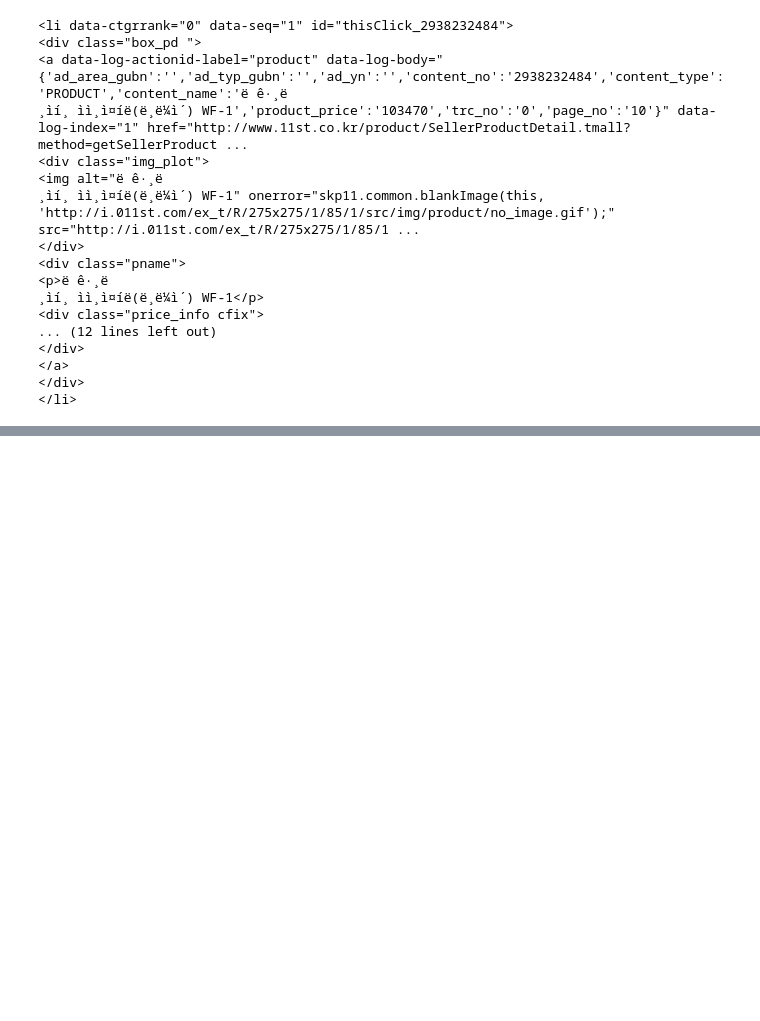
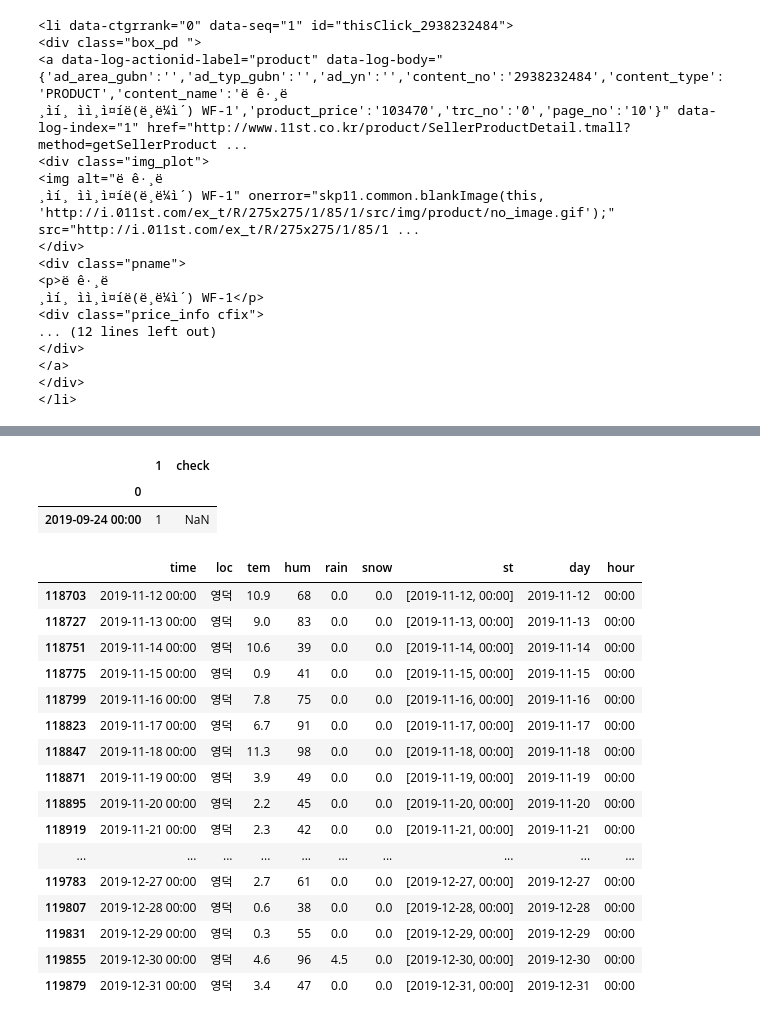
Before and after one commit to devsosin/big_contest, a Jupyter notebook: a.ipynb, the cells around one changed output, grey strips where cells are left out. Cells and saved outputs as stored; diff of their text form; code cells hidden in the pictures; blank space fills up the shorter version.

```diff
--- a/a.ipynb
+++ b/a.ipynb
@@ -136,0 +200,11 @@ sp.select('li')[0]
+# %%
+test = copy.deepcopy(result_df[result_df['loc']=='영덕'])
+test['st'] = list(map(lambda i : i.split(), test['time']))
+# %%
+test['day'] = list(map(lambda i : i[0], test['st']))
+test['hour'] = list(map(lambda i : i[1], test['st']))
+# %%
+null_df = pd.DataFrame(result_df['time'].unique())
+# %%
+test.set_index('time', inplace=True)
+test['check'] = null_df[1]
@@ -136,0 +234,27 @@ sp.select('li')[0]
+# %%
+# import numpy as np
+null_df[null_df.isnull()['check'] == True]
+# %% [output]
+|  | 1 | check |
+| 0 |  |  |
+| 2019-09-24 00:00 | 1 | NaN |
+# %%
+test[test['hour'] == '00:00'][-50:]
+# %% [output]
+|  | time | loc | tem | hum | rain | snow | st | day | hour |
+| 118703 | 2019-11-12 00:00 | 영덕 | 10.9 | 68 | 0.0 | 0.0 | [2019-11-12, 00:00] | 2019-11-12 | 00:00 |
+| 118727 | 2019-11-13 00:00 | 영덕 | 9.0 | 83 | 0.0 | 0.0 | [2019-11-13, 00:00] | 2019-11-13 | 00:00 |
+| 118751 | 2019-11-14 00:00 | 영덕 | 10.6 | 39 | 0.0 | 0.0 | [2019-11-14, 00:00] | 2019-11-14 | 00:00 |
+| 118775 | 2019-11-15 00:00 | 영덕 | 0.9 | 41 | 0.0 | 0.0 | [2019-11-15, 00:00] | 2019-11-15 | 00:00 |
+| 118799 | 2019-11-16 00:00 | 영덕 | 7.8 | 75 | 0.0 | 0.0 | [2019-11-16, 00:00] | 2019-11-16 | 00:00 |
+| 118823 | 2019-11-17 00:00 | 영덕 | 6.7 | 91 | 0.0 | 0.0 | [2019-11-17, 00:00] | 2019-11-17 | 00:00 |
+| 118847 | 2019-11-18 00:00 | 영덕 | 11.3 | 98 | 0.0 | 0.0 | [2019-11-18, 00:00] | 2019-11-18 | 00:00 |
+| 118871 | 2019-11-19 00:00 | 영덕 | 3.9 | 49 | 0.0 | 0.0 | [2019-11-19, 00:00] | 2019-11-19 | 00:00 |
+| 118895 | 2019-11-20 00:00 | 영덕 | 2.2 | 45 | 0.0 | 0.0 | [2019-11-20, 00:00] | 2019-11-20 | 00:00 |
+| 118919 | 2019-11-21 00:00 | 영덕 | 2.3 | 42 | 0.0 | 0.0 | [2019-11-21, 00:00] | 2019-11-21 | 00:00 |
+| ... | ... | ... | ... | ... | ... | ... | ... | ... | ... |
+| 119783 | 2019-12-27 00:00 | 영덕 | 2.7 | 61 | 0.0 | 0.0 | [2019-12-27, 00:00] | 2019-12-27 | 00:00 |
+| 119807 | 2019-12-28 00:00 | 영덕 | 0.6 | 38 | 0.0 | 0.0 | [2019-12-28, 00:00] | 2019-12-28 | 00:00 |
+| 119831 | 2019-12-29 00:00 | 영덕 | 0.3 | 55 | 0.0 | 0.0 | [2019-12-29, 00:00] | 2019-12-29 | 00:00 |
+| 119855 | 2019-12-30 00:00 | 영덕 | 4.6 | 96 | 4.5 | 0.0 | [2019-12-30, 00:00] | 2019-12-30 | 00:00 |
+| 119879 | 2019-12-31 00:00 | 영덕 | 3.4 | 47 | 0.0 | 0.0 | [2019-12-31, 00:00] | 2019-12-31 | 00:00 |
```
Also changed, not shown: parts of 17 cells of this notebook, 10 other files.
